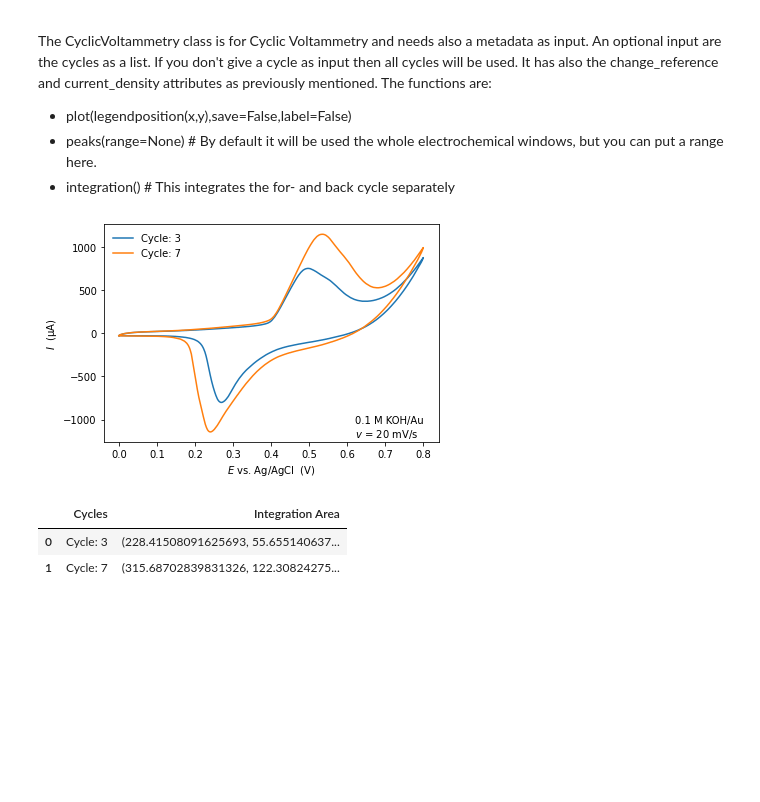
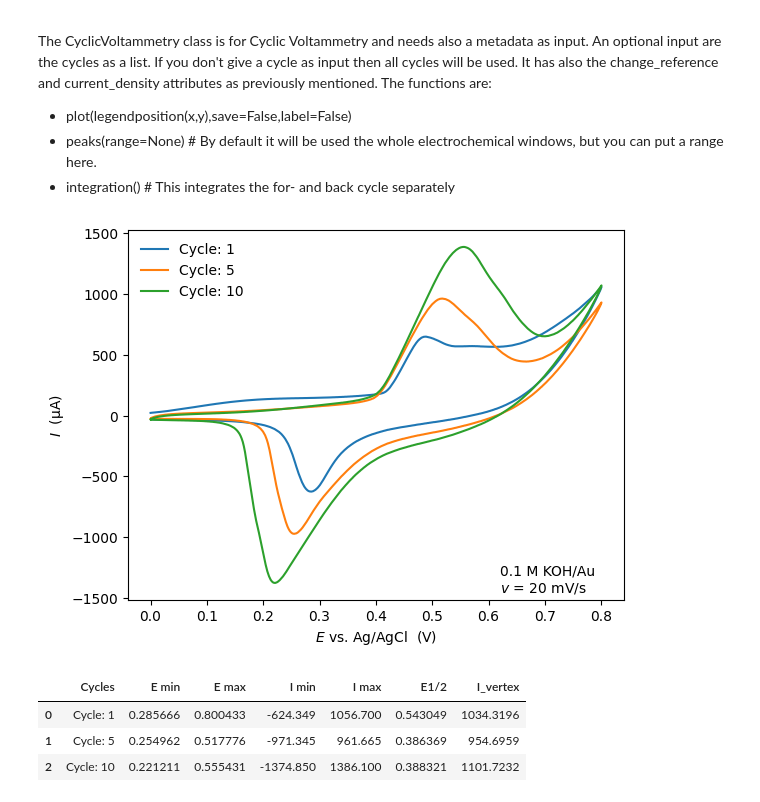
Before and after one commit to FAIRChemistry/datamodel-electrochemistry, a Jupyter notebook: Notebook_with_markdown.ipynb, the cells around one changed output. Saved outputs shown, nothing was run; the diff lists cells and outputs as text; code cells hidden in the pictures; blank space fills up the shorter version.

```diff
--- a/Notebook_with_markdown.ipynb
+++ b/Notebook_with_markdown.ipynb
@@ -196,12 +194,13 @@ The CyclicVoltammetry class is for Cyclic Voltammetry and needs also a metadata
 # %%
 cv_sample=lib.DatasetForPlots(filename="data/CV.csv",reference="Ag/AgCl",name="Sample1",conducting_salt="KOH",concentration="0.1 M",solvent="H$_2$O",pH="pH 7",substrate="Au",scan_rate="20 mV/s")
 # %%
-cv=CyclicVoltammetry(cv_sample,[3,7])
+cv=CyclicVoltammetry(cv_sample,[1,5,10])
 cv.plot()
 cv.peaks()
-cv.integration()
+#cv.integration()
 # %% [output]
-[figure, old version]
+[figure, new version]
-|  | Cycles | Integration Area |
-| 0 | Cycle: 3 | (228.41508091625693, 55.655140637... |
-| 1 | Cycle: 7 | (315.68702839831326, 122.30824275... |
+|  | Cycles | E min | E max | I min | I max | E1/2 | I_vertex |
+| 0 | Cycle: 1 | 0.285666 | 0.800433 | -624.349 | 1056.700 | 0.543049 | 1034.3196 |
+| 1 | Cycle: 5 | 0.254962 | 0.517776 | -971.345 | 961.665 | 0.386369 | 954.6959 |
+| 2 | Cycle: 10 | 0.221211 | 0.555431 | -1374.850 | 1386.100 | 0.388321 | 1101.7232 |
```
Also changed, not shown: parts of 18 cells of this notebook, 1 other file.
